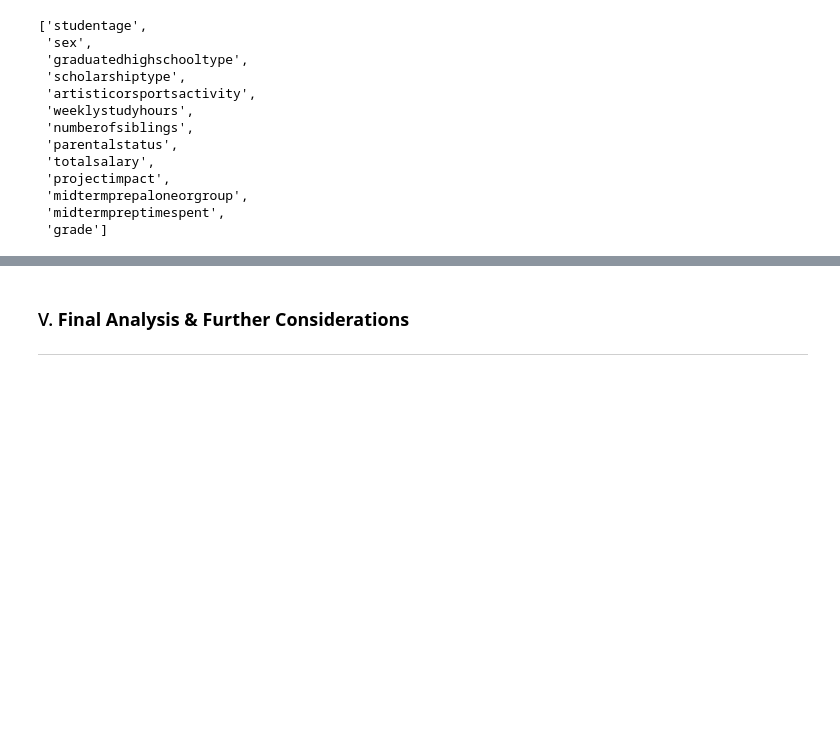
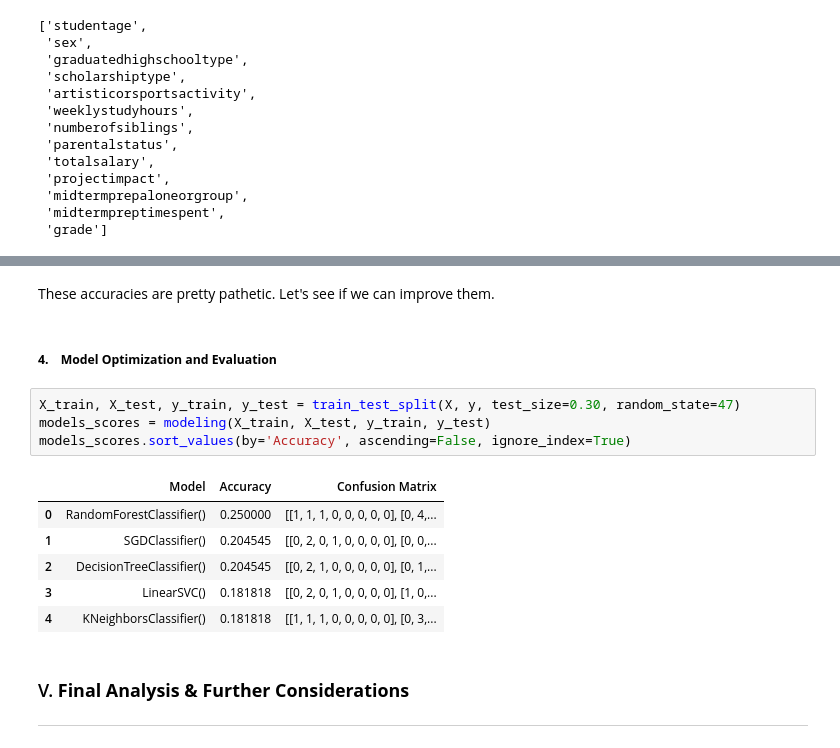
Before and after one commit to andreawcy/Project_4_Online-course-engagement-analysis, a Jupyter notebook: notebook_draft.ipynb, the cells around one changed output, grey strips where cells are left out. Cells and saved outputs as stored; diff of their text form; blank space fills up the shorter version.

```diff
--- a/notebook_draft.ipynb
+++ b/notebook_draft.ipynb
@@ -762,3 +884,18 @@ features
+# %% [markdown]
+These accuracies are pretty pathetic. Let's see if we can improve them.
+# %% [markdown]
+##### **4. Model Optimization and Evaluation**
+# %%
+X_train, X_test, y_train, y_test = train_test_split(X, y, test_size=0.30, random_state=47)
+models_scores = modeling(X_train, X_test, y_train, y_test)
+models_scores.sort_values(by='Accuracy', ascending=False, ignore_index=True)
+# %% [output]
+|  | Model | Accuracy | Confusion Matrix |
+| 0 | RandomForestClassifier() | 0.250000 | [[1, 1, 1, 0, 0, 0, 0, 0], [0, 4,... |
+| 1 | SGDClassifier() | 0.204545 | [[0, 2, 0, 1, 0, 0, 0, 0], [0, 0,... |
+| 2 | DecisionTreeClassifier() | 0.204545 | [[0, 2, 1, 0, 0, 0, 0, 0], [0, 1,... |
+| 3 | LinearSVC() | 0.181818 | [[0, 2, 0, 1, 0, 0, 0, 0], [1, 0,... |
+| 4 | KNeighborsClassifier() | 0.181818 | [[1, 1, 1, 0, 0, 0, 0, 0], [0, 3,... |
 # %% [markdown]
 ### V. **Final Analysis & Further Considerations**
 * *   * *
```
Also changed, not shown: parts of 40 cells of this notebook.
